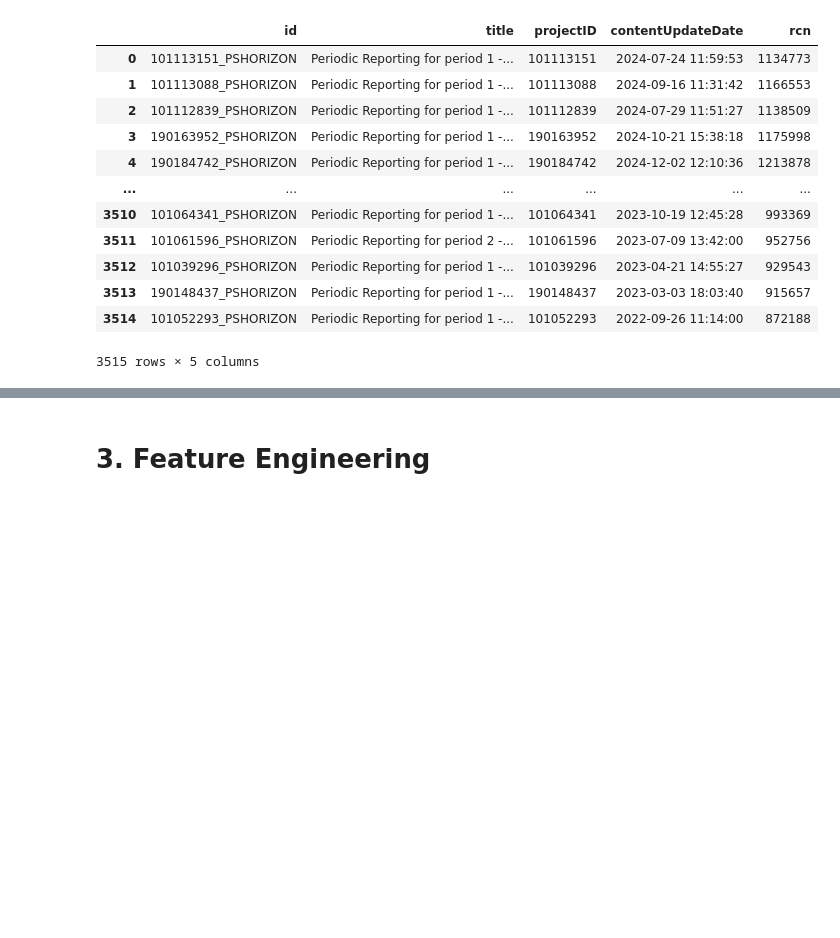
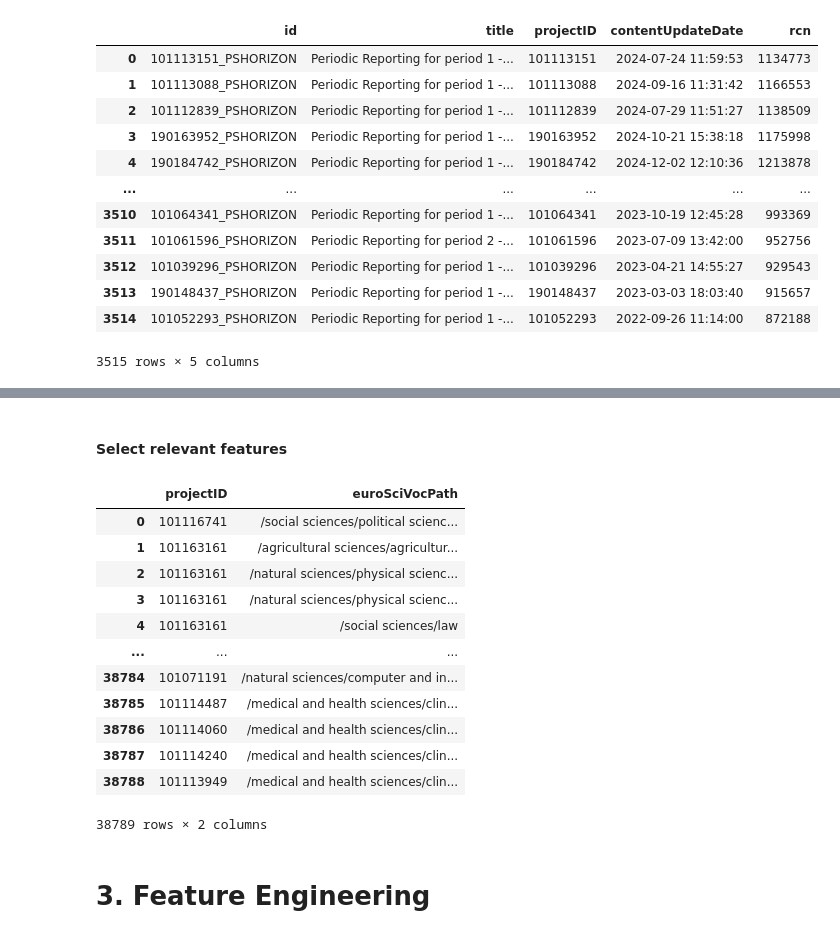
Before and after one commit to EliasIblisdir/MDA_project, a Jupyter notebook: Horizon.ipynb, the cells around one changed output, grey strips where cells are left out. Cells and saved outputs as stored; diff of their text form; code cells hidden in the pictures; blank space fills up the shorter version.

```diff
--- a/Horizon.ipynb
+++ b/Horizon.ipynb
@@ -362,0 +397,2 @@ reports
+# %% [markdown]
+#### Select relevant features
@@ -363,3 +402,19 @@ reports
+# %%
+euroscivoc
+# %% [output]
+|  | projectID | euroSciVocPath |
+| 0 | 101116741 | /social sciences/political scienc... |
+| 1 | 101163161 | /agricultural sciences/agricultur... |
+| 2 | 101163161 | /natural sciences/physical scienc... |
+| 3 | 101163161 | /natural sciences/physical scienc... |
+| 4 | 101163161 | /social sciences/law |
+| ... | ... | ... |
+| 38784 | 101071191 | /natural sciences/computer and in... |
+| 38785 | 101114487 | /medical and health sciences/clin... |
+| 38786 | 101114060 | /medical and health sciences/clin... |
+| 38787 | 101114240 | /medical and health sciences/clin... |
+| 38788 | 101113949 | /medical and health sciences/clin... |
+38789 rows × 2 columns
 # %% [markdown]
 # 3. Feature Engineering
 # %% [markdown]
```
Also changed, not shown: parts of 39 cells of this notebook, 1 other file.
